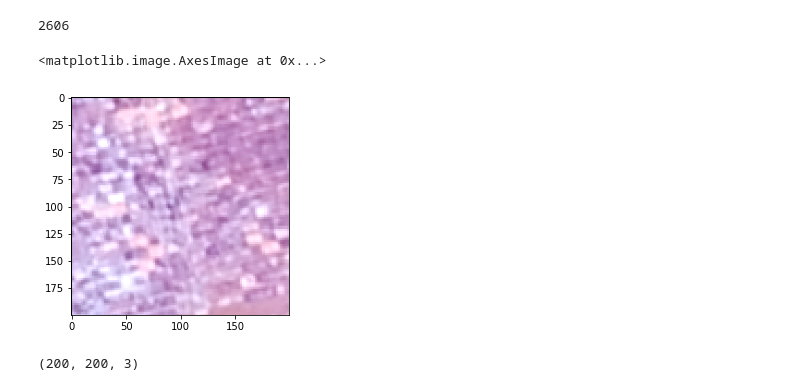
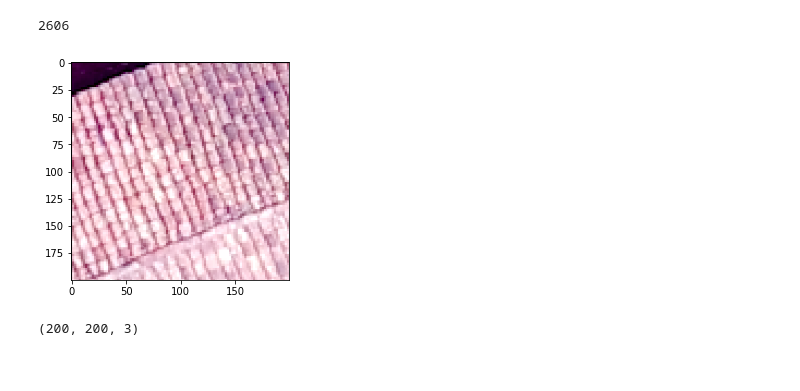
Before and after one commit to jennaepstein/MUSA650_Final_ChangEpstein, a Jupyter notebook: MUSA650_Final_ChangEpstein.ipynb, the cells around one changed output. Saved outputs shown, nothing was run; the diff lists cells and outputs as text; code cells hidden in the pictures.

```diff
--- a/MUSA650_Final_ChangEpstein.ipynb
+++ b/MUSA650_Final_ChangEpstein.ipynb
@@ -149,13 +114,12 @@ numImg
 # %% [output]
 2606
 # %%
-#plotting one image
+# Plotting one random image
 import PIL
 
-imgSel = dataPath + '/' + labelList[i] + '/' + os.listdir(dataPath + '/' + labelList[i])[29] #this can be any number between 0-165 idk why
+imgSel = dataPath + '/' + labelList[i] + '/' + os.listdir(dataPath + '/' + labelList[i])[25] #this can be any number between 0-165
 img = PIL.Image.open(imgSel, 'r')
-plt.imshow(np.asarray(img))
+plt.imshow(np.asarray(img));
 # %% [output]
-<matplotlib.image.AxesImage at 0x...>
-[figure, old version]
+[figure, new version]
 # %%
```
Also changed, not shown: parts of 111 cells of this notebook, 1 other file.
